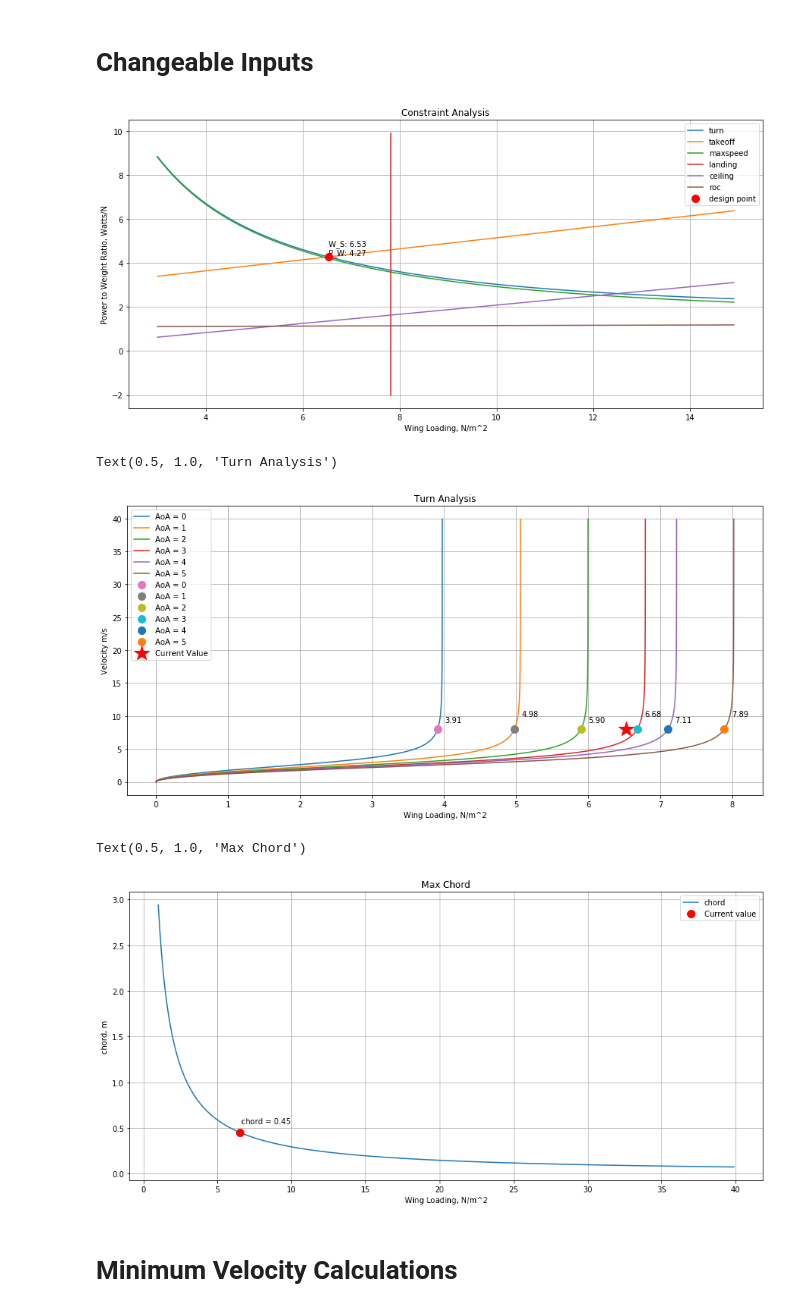
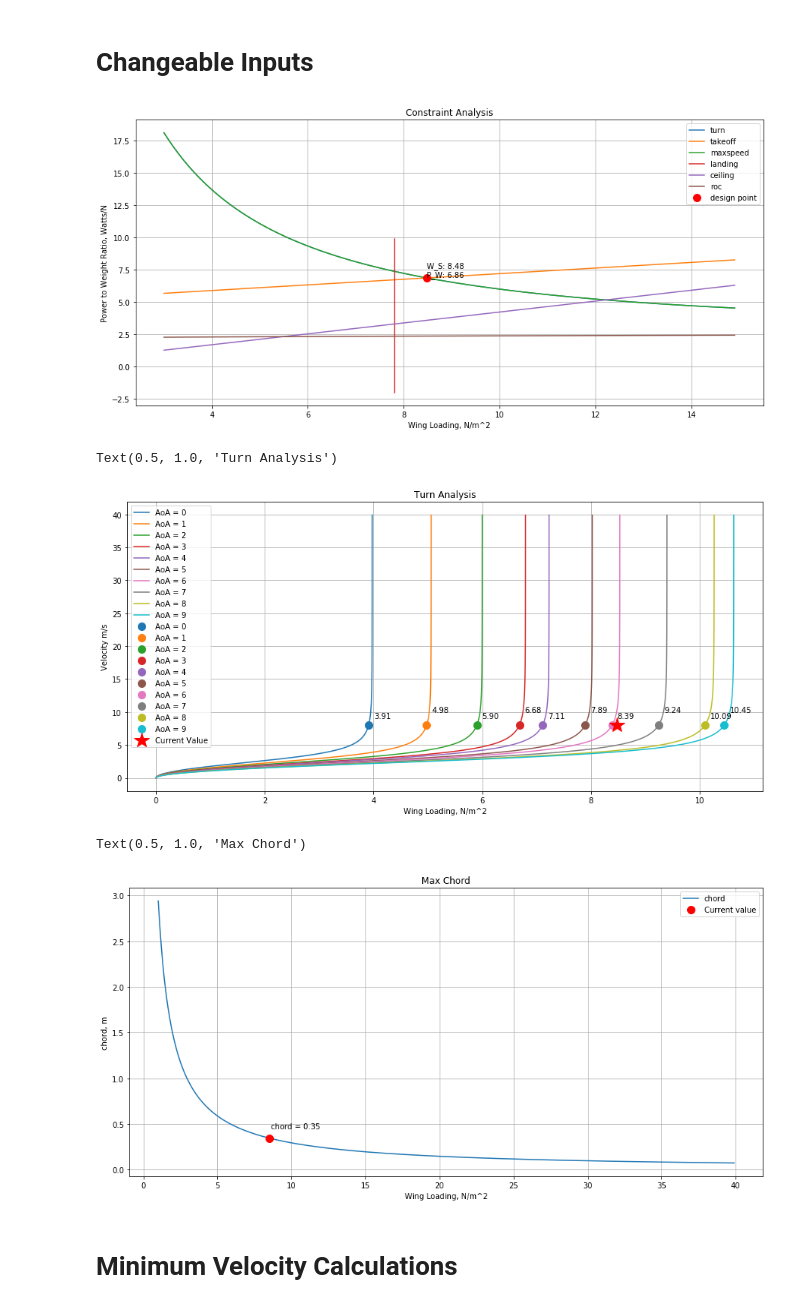
Before and after one commit to Fishabh/aae451-notebook, a Jupyter notebook: 2-Constraint_Analysis.ipynb, the cells around one changed output. Drawn from its saved outputs; the diff is of its cells as text; code cells hidden in the pictures.

Commit message:
propeller and motor efficiency change

```diff
--- a/2-Constraint_Analysis.ipynb
+++ b/2-Constraint_Analysis.ipynb
@@ -27,9 +27,9 @@ dist = 10 # straightway distance in meters
 # Changeable Inputs
 # %%
     Cd0 = 0.06 # parasite drag coefficient
-    eta_p = 0.8 # efficiency of propeller
-    eta_m = 0.9 # efficiency of motor
-    AR = 3.23
+    eta_p = 0.7 # efficiency of propeller
+    eta_m = 0.5 # efficiency of motor
+    AR = 3.33
     e = .9
     k = 1/(np.pi*AR*e)
     V_stall = 2.75 # stall velocity in m/s
@@ -57,13 +57,13 @@ def create_functions():
 
     def turn_P_W(W_S):
         q = 0.5*rho*(v_turn**2)
-        n = 1.1547 # load factor
+        n = 1 # load factor
         T_W_turn = q*Cd0/W_S + (n**2)*k*W_S/q
         return T_W_to_P_W(T_W_turn, v_turn, eta_p, eta_m)
 
     def takeoff_P_W(W_S):
         v = V_stall*1.2 # takeoff velocity
-        T_W_to = (1.2**2)/(rho*g*s_to*CL_max[0])*W_S + 0.7*Cd0/CL_max[0] + mu
+        T_W_to = (1.2**2)/(rho*g*s_to*CL_max[7])*W_S + 0.7*Cd0/CL_max[7] + mu
         return T_W_to_P_W(T_W_to, v, eta_p, eta_m)
 
     def maxspeed_P_W(W_S):
@@ -183,7 +183,7 @@ def constraint_analysis():
 
 constraint_analysis()
 # %% [output]
-[figure, old version]
+[figure, new version]
 # %%
     funcs = create_functions()
     opt_sol = solve(funcs)
@@ -197,62 +197,62 @@ constraint_analysis()
     plt.plot(plot_val[0], v_val, label='AoA = 0')
     plt.plot(plot_val[1], v_val, label='AoA = 1')
     plt.plot(plot_val[2], v_val, label='AoA = 2')
     plt.plot(plot_val[3], v_val, label='AoA = 3')
     plt.plot(plot_val[4], v_val, label='AoA = 4')
     plt.plot(plot_val[5], v_val, label='AoA = 5')
-#     plt.plot(plot_val[6], v_val, label='AoA = 6')
-#     plt.plot(plot_val[7], v_val, label='AoA = 7')
-#     plt.plot(plot_val[8], v_val, label='AoA = 8')
-#     plt.plot(plot_val[9], v_val, label='AoA = 9')
+    plt.plot(plot_val[6], v_val, label='AoA = 6')
+    plt.plot(plot_val[7], v_val, label='AoA = 7')
+    plt.plot(plot_val[8], v_val, label='AoA = 8')
+    plt.plot(plot_val[9], v_val, label='AoA = 9')
 
     plt.xlabel('Wing Loading, N/m^2')
     plt.ylabel('Velocity m/s')
 
     plt.plot(solution[0], v_turn, '.', markersize=20, label='AoA = 0')
     plt.text(solution[0]+.1, v_turn +1, '%.2f' %solution[0])
     plt.plot(solution[1], v_turn, '.', markersize=20, label='AoA = 1')
     plt.text(solution[1]+.1, v_turn + 2, '%.2f' %solution[1])
     plt.plot(solution[2], v_turn, '.', markersize=20, label='AoA = 2')
     plt.text(solution[2]+.1, v_turn +1, '%.2f' %solution[2])
     plt.plot(solution[3], v_turn, '.', markersize=20, label='AoA = 3')
     plt.text(solution[3]+.1, v_turn + 2, '%.2f' %solution[3])
     plt.plot(solution[4], v_turn, '.', markersize=20, label='AoA = 4')
     plt.text(solution[4]+.1, v_turn +1, '%.2f' %solution[4])
     plt.plot(solution[5], v_turn, '.', markersize=20, label='AoA = 5')
     plt.text(solution[5]+.1, v_turn + 2, '%.2f' %solution[5])
-#     plt.plot(solution[6], v_turn, '.', markersize=20, label='AoA = 6')
-#     plt.text(solution[6]+.1, v_turn +1, '%.2f' %solution[6])
-#     plt.plot(solution[7], v_turn, '.', markersize=20, label='AoA = 7')
-#     plt.text(solution[7]+.1, v_turn + 2, '%.2f' %solution[7])
-#     plt.plot(solution[8], v_turn, '.', markersize=20, label='AoA = 8')
-#     plt.text(solution[8]+.1, v_turn +1, '%.2f' %solution[8])
-#     plt.plot(solution[9], v_turn, '.', markersize=20, label='AoA = 9')
-#     plt.text(solution[9]+.1, v_turn + 2, '%.2f' %solution[9])
+    plt.plot(solution[6], v_turn, '.', markersize=20, label='AoA = 6')
+    plt.text(solution[6]+.1, v_turn +1, '%.2f' %solution[6])
+    plt.plot(solution[7], v_turn, '.', markersize=20, label='AoA = 7')
+    plt.text(solution[7]+.1, v_turn + 2, '%.2f' %solution[7])
+    plt.plot(solution[8], v_turn, '.', markersize=20, label='AoA = 8')
+    plt.text(solution[8]+.1, v_turn +1, '%.2f' %solution[8])
+    plt.plot(solution[9], v_turn, '.', markersize=20, label='AoA = 9')
+    plt.text(solution[9]+.1, v_turn + 2, '%.2f' %solution[9])
 
     plt.plot(opt_sol['W_S'], v_turn, 'r*', markersize=20, label='Current Value')
 
     plt.grid()
     plt.legend()
     plt.title('Turn Analysis')
 # %% [output]
 Text(0.5, 1.0, 'Turn Analysis')
-[figure, old version]
+[figure, new version]
 # %%
     funcs = create_functions()
     opt_sol = solve(funcs)
     W_S_val = np.arange(1, 40, 0.1)
-    solution= funcs['chord'](opt_sol['W_S'])
+    chord= funcs['chord'](opt_sol['W_S'])
     plt.plot(W_S_val, funcs['chord'](W_S_val), label='chord')
     plt.xlabel('Wing Loading, N/m^2')
     plt.ylabel('chord, m')
     plt.plot(opt_sol['W_S'], funcs['chord'](opt_sol['W_S']), 'r.', markersize=20, label='Current value')
-    plt.text(opt_sol['W_S'] + .1, funcs['chord'](opt_sol['W_S'])+.1, 'chord = %.2f' %solution)
+    plt.text(opt_sol['W_S'] + .1, funcs['chord'](opt_sol['W_S'])+.1, 'chord = %.2f' %chord)
     plt.grid()
     plt.legend()
     plt.title('Max Chord')
 # %% [output]
 Text(0.5, 1.0, 'Max Chord')
-[figure, old version]
+[figure, new version]
 # %% [markdown]
 # Minimum Velocity Calculations
 # %%
```
Also changed, not shown: parts of 6 cells of this notebook.
